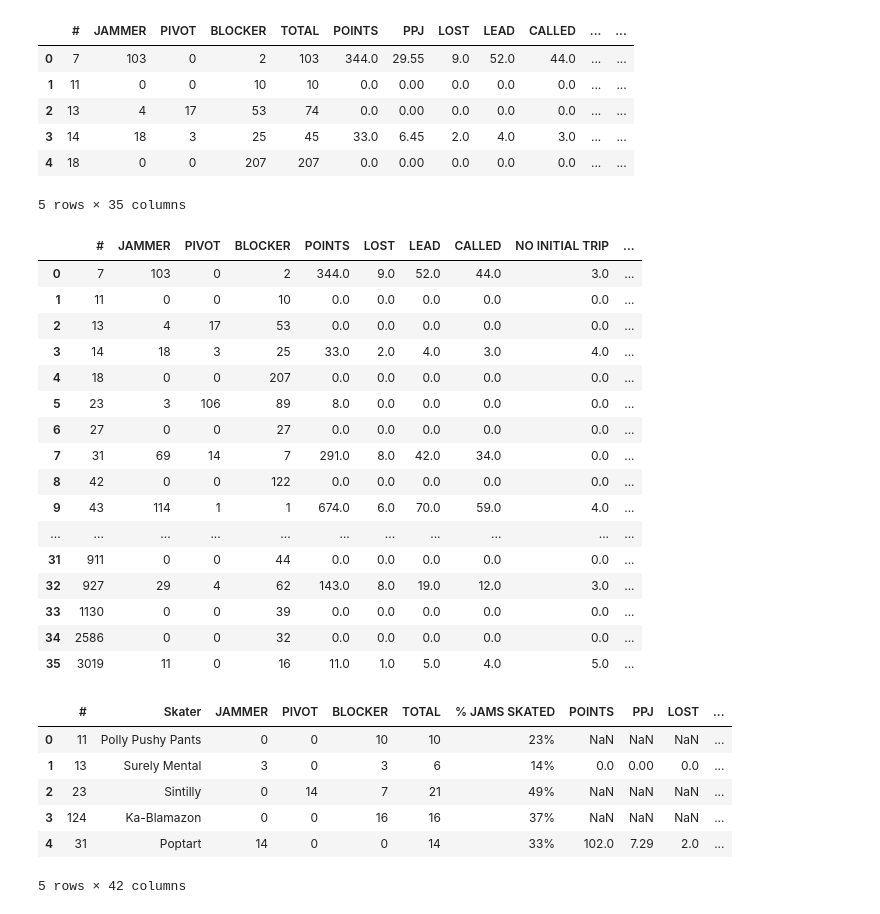
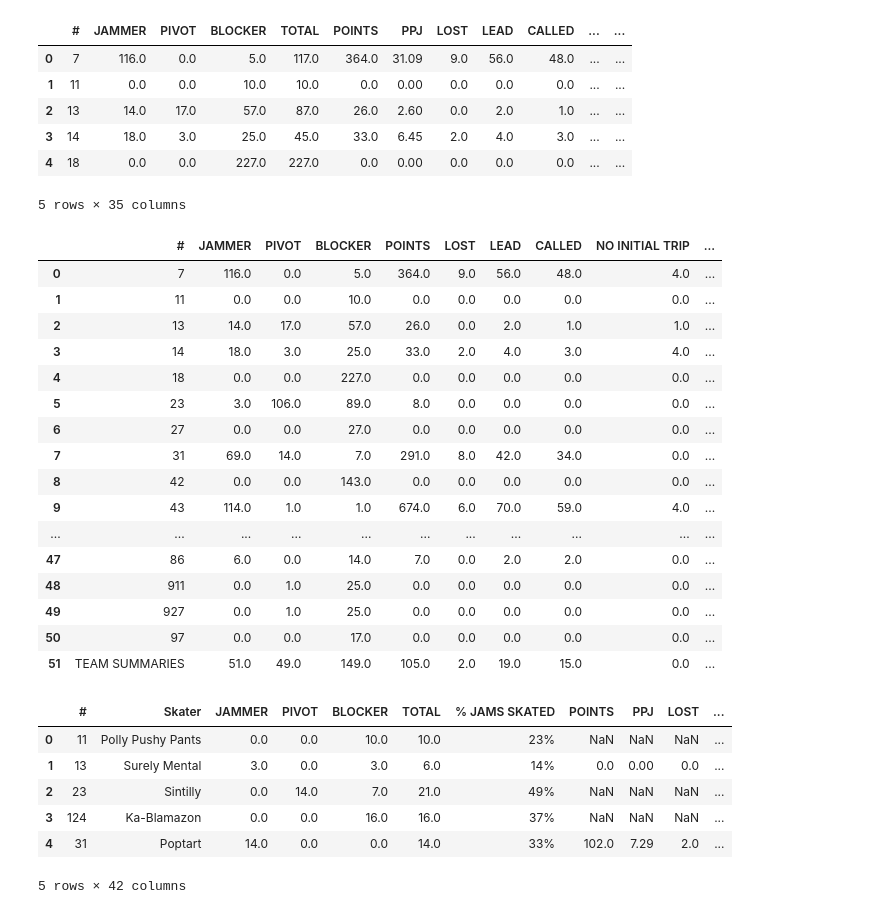
Before and after one commit to stace2775/NRD_Stats, a Jupyter notebook: Game_Summary.ipynb, the cells around one changed output. Saved outputs shown, nothing was run; the diff lists cells and outputs as text; code cells hidden in the pictures.

```diff
--- a/Game_Summary.ipynb
+++ b/Game_Summary.ipynb
@@ -112,7 +112,22 @@ _04072Alls_df['Opponent'] = 'ForestCity'
 
 
 # 5/18, Away, Alls-ArchRival, Brawls-ArchRival
-#Data provided to us in pdf format only - is not part of this dataset
+_0518Allspath = "0518Alls.csv"
+_0518Alls_df = pd.read_csv(_0518Allspath, encoding="ISO-8859-1")
+
+_0518Alls_df['Game Date'] = '051819'
+_0518Alls_df['Team'] = 'Alls'
+_0518Alls_df['Home/Away'] = 'Away'
+_0518Alls_df['Opponent'] = 'ArchRival'
+
+
+_0518Brawlspath = "0518Brawls.csv"
+_0518Brawls_df = pd.read_csv(_0518Brawlspath, encoding="ISO-8859-1")
+
+_0518Brawls_df['Game Date'] = '051819'
+_0518Brawls_df['Team'] = 'Brawls'
+_0518Brawls_df['Home/Away'] = 'Away'
+_0518Brawls_df['Opponent'] = 'ArchRival'
 
 
 # 6/15, Away, Alls-BERG
@@ -161,50 +176,50 @@ _0713Brawls_df['Opponent'] = 'WindyCity'
 # %%
 # Way oversimplifying everything, but I can throw them all together and then add everything up
 # This would only be useful for the data in this set that can be summarized (like the number of times as jammer, total points, etc. )
 
-home_away_counts = pd.concat([_0202Alls_df,  _03031Brawls_df, _03032Brawls_df, _03033Brawls_df, _0309Alls_df, _0309Brawls_df, _0323Alls_df, _0406Alls_df, _04071Alls_df, _04072Alls_df, _0615Alls_df, _0616Alls_df, _0713Alls_df, _0713Brawls_df]).groupby(['#']).sum().reset_index()
+home_away_counts = pd.concat([_0202Alls_df,  _03031Brawls_df, _03032Brawls_df, _03033Brawls_df, _0309Alls_df, _0309Brawls_df, _0323Alls_df, _0406Alls_df, _04071Alls_df, _04072Alls_df, _0518Alls_df, _0518Brawls_df, _0615Alls_df, _0616Alls_df, _0713Alls_df, _0713Brawls_df]).groupby(['#']).sum().reset_index()
 home_away_counts.head()
 # %% [output]
 |  | # | JAMMER | PIVOT | BLOCKER | TOTAL | POINTS | PPJ | LOST | LEAD | CALLED | ... | ... |
-| 0 | 7 | 103 | 0 | 2 | 103 | 344.0 | 29.55 | 9.0 | 52.0 | 44.0 | ... | ... |
-| 1 | 11 | 0 | 0 | 10 | 10 | 0.0 | 0.00 | 0.0 | 0.0 | 0.0 | ... | ... |
-| 2 | 13 | 4 | 17 | 53 | 74 | 0.0 | 0.00 | 0.0 | 0.0 | 0.0 | ... | ... |
-| 3 | 14 | 18 | 3 | 25 | 45 | 33.0 | 6.45 | 2.0 | 4.0 | 3.0 | ... | ... |
-| 4 | 18 | 0 | 0 | 207 | 207 | 0.0 | 0.00 | 0.0 | 0.0 | 0.0 | ... | ... |
+| 0 | 7 | 116.0 | 0.0 | 5.0 | 117.0 | 364.0 | 31.09 | 9.0 | 56.0 | 48.0 | ... | ... |
+| 1 | 11 | 0.0 | 0.0 | 10.0 | 10.0 | 0.0 | 0.00 | 0.0 | 0.0 | 0.0 | ... | ... |
+| 2 | 13 | 14.0 | 17.0 | 57.0 | 87.0 | 26.0 | 2.60 | 0.0 | 2.0 | 1.0 | ... | ... |
+| 3 | 14 | 18.0 | 3.0 | 25.0 | 45.0 | 33.0 | 6.45 | 2.0 | 4.0 | 3.0 | ... | ... |
+| 4 | 18 | 0.0 | 0.0 | 227.0 | 227.0 | 0.0 | 0.00 | 0.0 | 0.0 | 0.0 | ... | ... |
 5 rows × 35 columns
 # %%
 home_away = home_away_counts[['#', 'JAMMER', 'PIVOT', 'BLOCKER', 'POINTS', 'LOST', 'LEAD', 'CALLED', 'NO INITIAL TRIP', 'STAR PASSES RECEIVED', 'PTS  FOR', 'PTS AGAINST', 'JAMMER +/-', 'PIVOT +/-', 'BLOCK +/-', 'SKATERS PENALTY COUNT']]
 # %%
 home_away
-#home_away.to_csv("2019_Home_Away_Games_Alls-and-Brawls-1.csv")
+#home_away.to_csv("2019_Home_Away_Games_Alls-and-Brawls-2.csv")
 # %% [output]
 |  | # | JAMMER | PIVOT | BLOCKER | POINTS | LOST | LEAD | CALLED | NO INITIAL TRIP | ... |
-| 0 | 7 | 103 | 0 | 2 | 344.0 | 9.0 | 52.0 | 44.0 | 3.0 | ... |
-| 1 | 11 | 0 | 0 | 10 | 0.0 | 0.0 | 0.0 | 0.0 | 0.0 | ... |
-| 2 | 13 | 4 | 17 | 53 | 0.0 | 0.0 | 0.0 | 0.0 | 0.0 | ... |
-| 3 | 14 | 18 | 3 | 25 | 33.0 | 2.0 | 4.0 | 3.0 | 4.0 | ... |
-| 4 | 18 | 0 | 0 | 207 | 0.0 | 0.0 | 0.0 | 0.0 | 0.0 | ... |
-| 5 | 23 | 3 | 106 | 89 | 8.0 | 0.0 | 0.0 | 0.0 | 0.0 | ... |
-| 6 | 27 | 0 | 0 | 27 | 0.0 | 0.0 | 0.0 | 0.0 | 0.0 | ... |
-| 7 | 31 | 69 | 14 | 7 | 291.0 | 8.0 | 42.0 | 34.0 | 0.0 | ... |
-| 8 | 42 | 0 | 0 | 122 | 0.0 | 0.0 | 0.0 | 0.0 | 0.0 | ... |
-| 9 | 43 | 114 | 1 | 1 | 674.0 | 6.0 | 70.0 | 59.0 | 4.0 | ... |
+| 0 | 7 | 116.0 | 0.0 | 5.0 | 364.0 | 9.0 | 56.0 | 48.0 | 4.0 | ... |
+| 1 | 11 | 0.0 | 0.0 | 10.0 | 0.0 | 0.0 | 0.0 | 0.0 | 0.0 | ... |
+| 2 | 13 | 14.0 | 17.0 | 57.0 | 26.0 | 0.0 | 2.0 | 1.0 | 1.0 | ... |
+| 3 | 14 | 18.0 | 3.0 | 25.0 | 33.0 | 2.0 | 4.0 | 3.0 | 4.0 | ... |
+| 4 | 18 | 0.0 | 0.0 | 227.0 | 0.0 | 0.0 | 0.0 | 0.0 | 0.0 | ... |
+| 5 | 23 | 3.0 | 106.0 | 89.0 | 8.0 | 0.0 | 0.0 | 0.0 | 0.0 | ... |
+| 6 | 27 | 0.0 | 0.0 | 27.0 | 0.0 | 0.0 | 0.0 | 0.0 | 0.0 | ... |
+| 7 | 31 | 69.0 | 14.0 | 7.0 | 291.0 | 8.0 | 42.0 | 34.0 | 0.0 | ... |
+| 8 | 42 | 0.0 | 0.0 | 143.0 | 0.0 | 0.0 | 0.0 | 0.0 | 0.0 | ... |
+| 9 | 43 | 114.0 | 1.0 | 1.0 | 674.0 | 6.0 | 70.0 | 59.0 | 4.0 | ... |
 | ... | ... | ... | ... | ... | ... | ... | ... | ... | ... | ... |
-| 31 | 911 | 0 | 0 | 44 | 0.0 | 0.0 | 0.0 | 0.0 | 0.0 | ... |
-| 32 | 927 | 29 | 4 | 62 | 143.0 | 8.0 | 19.0 | 12.0 | 3.0 | ... |
-| 33 | 1130 | 0 | 0 | 39 | 0.0 | 0.0 | 0.0 | 0.0 | 0.0 | ... |
-| 34 | 2586 | 0 | 0 | 32 | 0.0 | 0.0 | 0.0 | 0.0 | 0.0 | ... |
-| 35 | 3019 | 11 | 0 | 16 | 11.0 | 1.0 | 5.0 | 4.0 | 5.0 | ... |
+| 47 | 86 | 6.0 | 0.0 | 14.0 | 7.0 | 0.0 | 2.0 | 2.0 | 0.0 | ... |
+| 48 | 911 | 0.0 | 1.0 | 25.0 | 0.0 | 0.0 | 0.0 | 0.0 | 0.0 | ... |
+| 49 | 927 | 0.0 | 1.0 | 25.0 | 0.0 | 0.0 | 0.0 | 0.0 | 0.0 | ... |
+| 50 | 97 | 0.0 | 0.0 | 17.0 | 0.0 | 0.0 | 0.0 | 0.0 | 0.0 | ... |
+| 51 | TEAM SUMMARIES | 51.0 | 49.0 | 149.0 | 105.0 | 2.0 | 19.0 | 15.0 | 0.0 | ... |
 # %%
-all_df = pd.concat([_0202Alls_df,  _03031Brawls_df, _03032Brawls_df, _03033Brawls_df, _0309Alls_df, _0309Brawls_df, _0323Alls_df, _0406Alls_df, _04071Alls_df, _04072Alls_df, _0615Alls_df, _0616Alls_df, _0713Alls_df, _0713Brawls_df])
+all_df = pd.concat([_0202Alls_df,  _03031Brawls_df, _03032Brawls_df, _03033Brawls_df, _0309Alls_df, _0309Brawls_df, _0323Alls_df, _0406Alls_df, _04071Alls_df, _04072Alls_df, _0518Alls_df, _0518Brawls_df, _0615Alls_df, _0616Alls_df, _0713Alls_df, _0713Brawls_df])
 all_df.head()
 # %% [output]
 |  | # | Skater | JAMMER | PIVOT | BLOCKER | TOTAL | % JAMS SKATED | POINTS | PPJ | LOST | ... |
-| 0 | 11 | Polly Pushy Pants | 0 | 0 | 10 | 10 | 23% | NaN | NaN | NaN | ... |
-| 1 | 13 | Surely Mental | 3 | 0 | 3 | 6 | 14% | 0.0 | 0.00 | 0.0 | ... |
-| 2 | 23 | Sintilly | 0 | 14 | 7 | 21 | 49% | NaN | NaN | NaN | ... |
-| 3 | 124 | Ka-Blamazon | 0 | 0 | 16 | 16 | 37% | NaN | NaN | NaN | ... |
-| 4 | 31 | Poptart | 14 | 0 | 0 | 14 | 33% | 102.0 | 7.29 | 2.0 | ... |
+| 0 | 11 | Polly Pushy Pants | 0.0 | 0.0 | 10.0 | 10.0 | 23% | NaN | NaN | NaN | ... |
+| 1 | 13 | Surely Mental | 3.0 | 0.0 | 3.0 | 6.0 | 14% | 0.0 | 0.00 | 0.0 | ... |
+| 2 | 23 | Sintilly | 0.0 | 14.0 | 7.0 | 21.0 | 49% | NaN | NaN | NaN | ... |
+| 3 | 124 | Ka-Blamazon | 0.0 | 0.0 | 16.0 | 16.0 | 37% | NaN | NaN | NaN | ... |
+| 4 | 31 | Poptart | 14.0 | 0.0 | 0.0 | 14.0 | 33% | 102.0 | 7.29 | 2.0 | ... |
 5 rows × 42 columns
 # %%
 skaters = all_df[['#', 'Skater', 'Team', 'Game Date']]
```
Also changed, not shown: 23 other files.
